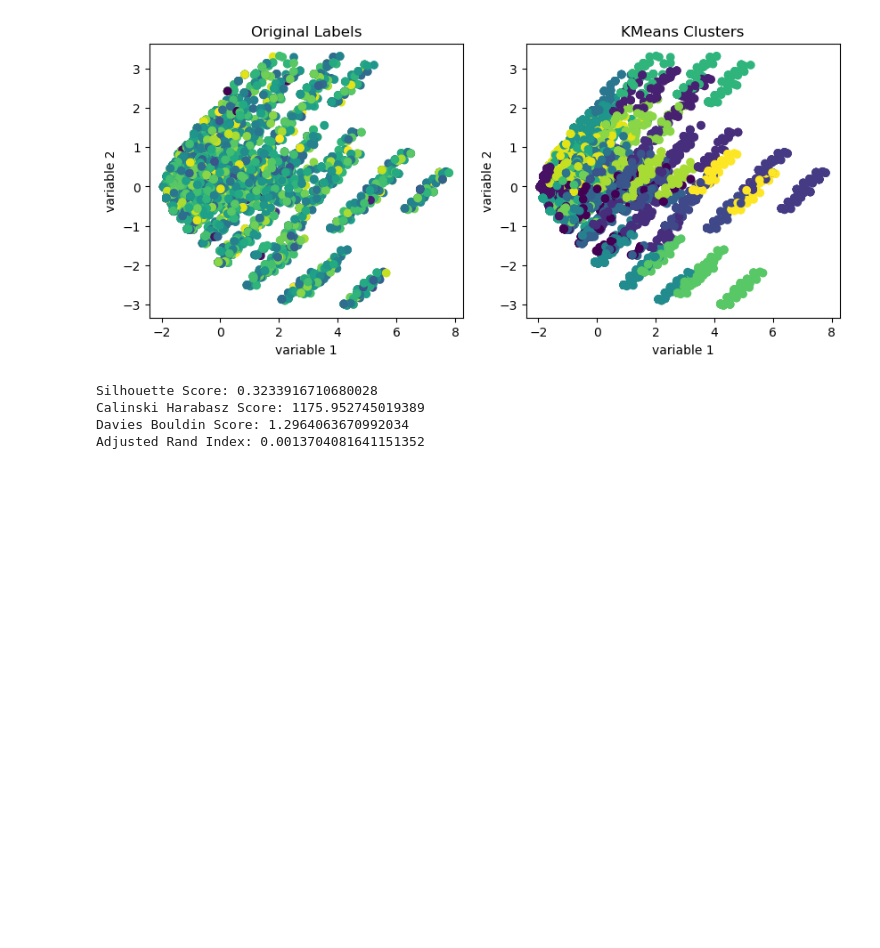
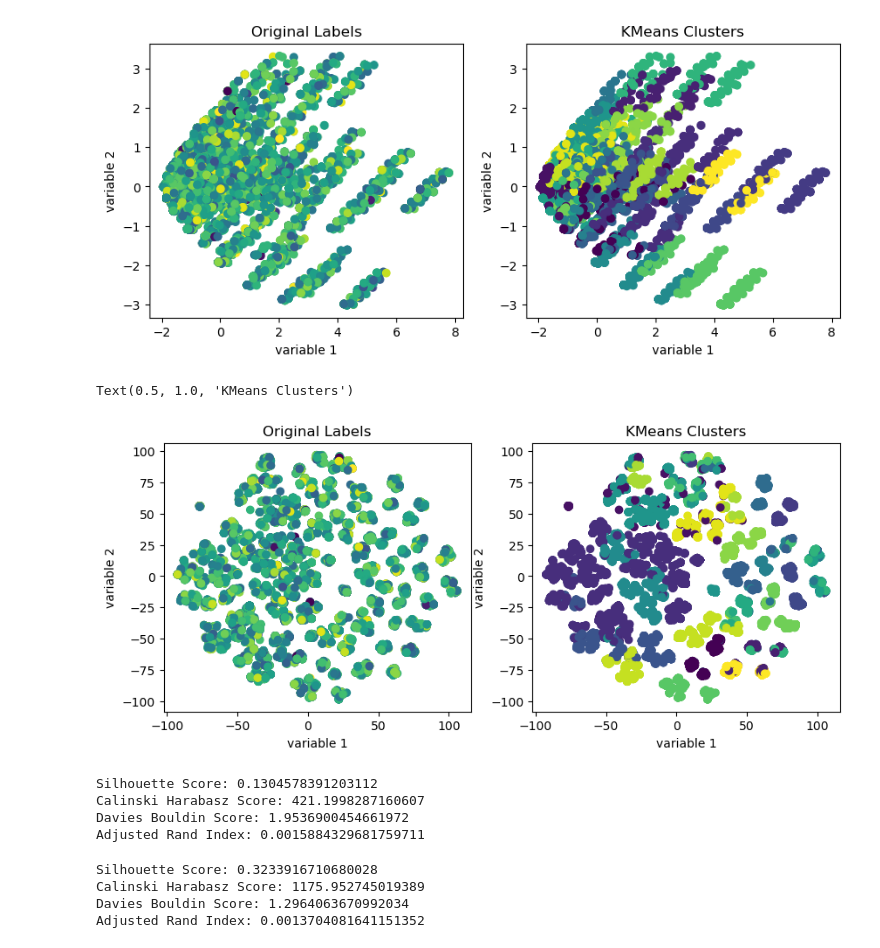
Before and after one commit to supperr-coder/CZ4032-Project2, a Jupyter notebook: Code/Clustering copy 2.ipynb, the cells around one changed output. Drawn from its saved outputs; the diff is of its cells as text; code cells hidden in the pictures; blank space fills up the shorter version.

Commit message:
adding the partition

```diff
--- a/Code/Clustering copy 2.ipynb
+++ b/Code/Clustering copy 2.ipynb
@@ -675,0 +715,2 @@ sparse_df_department
+# %%
+sparse_df_department_partition.drop(columns=['order_id'], inplace=True)
@@ -675,0 +770,3 @@ sparse_df_department
+# %%
+freq_itemsets_deptartment.drop_duplicates(subset=['itemsets'], inplace=True)
+print(freq_itemsets_deptartment)
@@ -775,3 +904,8 @@ new_df.head()
 | 76294 | 0 | 1 | 0 | 0 | 0 | 1 | 1 | ... |
 | 90358 | 0 | 1 | 0 | 0 | 0 | 1 | 1 | ... |
 5 rows × 26 columns
+# %%
+itemset_set = set(freq_itemsets_deptartment['itemsets'])
+new_df_partition = sample.apply(lambda row: [int(itemset.issubset(set(row.index[row.astype(bool)]))) for itemset in itemset_set], axis=1)
+new_df_partition = pd.DataFrame(new_df_partition.tolist(), columns=list(itemset_set), index=sample.index)
+new_df_partition.head()
@@ -862,3 +1005,6 @@ new_df_aisle.head()
 | 71644 | 0 | 0 | 0 | 0 | ... |
 | 84869 | 0 | 0 | 0 | 1 | ... |
 5 rows × 38 columns
+# %%
+new_df_partition = new_df_partition.merge(df_orders[['order_id', 'order_hour_of_day']], how='left', left_index=True, right_on='order_id').set_index('order_id')
+new_df_partition.head()
@@ -905,6 +1060,40 @@ axes[1].set_title("KMeans Clusters")
 # %% [output]
 Text(0.5, 1.0, 'KMeans Clusters')
 [figure]
+# %%
+# Create 24 clusters for new_df_partition
+from sklearn.cluster import KMeans
+
+X = new_df_partition.iloc[:, :-1]
+kmeans = KMeans(n_clusters=24, random_state=0, init='k-means++').fit(X)
+kmeans_results = kmeans.labels_
+
+# Show the clusters in a scatter plot with true and predicted labels side by side
+fig, axes = plt.subplots(1, 2, figsize=(10, 4))
+axes[0].scatter(x=X_embedded.iloc[:, 0], y=X_embedded.iloc[:, 1], c= new_df_partition['order_hour_of_day'] , cmap='viridis')
+axes[0].set_xlabel("variable 1")
+axes[0].set_ylabel("variable 2")
+axes[0].set_title("Original Labels")
+axes[1].scatter(x=X_embedded.iloc[:, 0], y=X_embedded.iloc[:, 1], c=kmeans_results, cmap='viridis')
+axes[1].set_xlabel("variable 1")
+axes[1].set_ylabel("variable 2")
+axes[1].set_title("KMeans Clusters")
+# %% [output]
+Text(0.5, 1.0, 'KMeans Clusters')
+[figure, added]
+# %%
+# Calculate the silhouette score
+from sklearn.metrics import silhouette_score, calinski_harabasz_score, davies_bouldin_score, adjusted_rand_score
+
+print(f"Silhouette Score: {silhouette_score(X, kmeans_results, metric='euclidean')}")
+print(f"Calinski Harabasz Score: {calinski_harabasz_score(X, kmeans_results)}")
+print(f"Davies Bouldin Score: {davies_bouldin_score(X, kmeans_results)}")
+print(f"Adjusted Rand Index: {adjusted_rand_score(new_df_partition['order_hour_of_day'] , kmeans_results)}")
+# %% [output]
+Silhouette Score: 0.1304578391203112
+Calinski Harabasz Score: 421.1998287160607
+Davies Bouldin Score: 1.9536900454661972
+Adjusted Rand Index: 0.0015884329681759711
 # %%
 # Calculate the silhouette score
 from sklearn.metrics import silhouette_score
```
Also changed, not shown: parts of 23 cells of this notebook.
